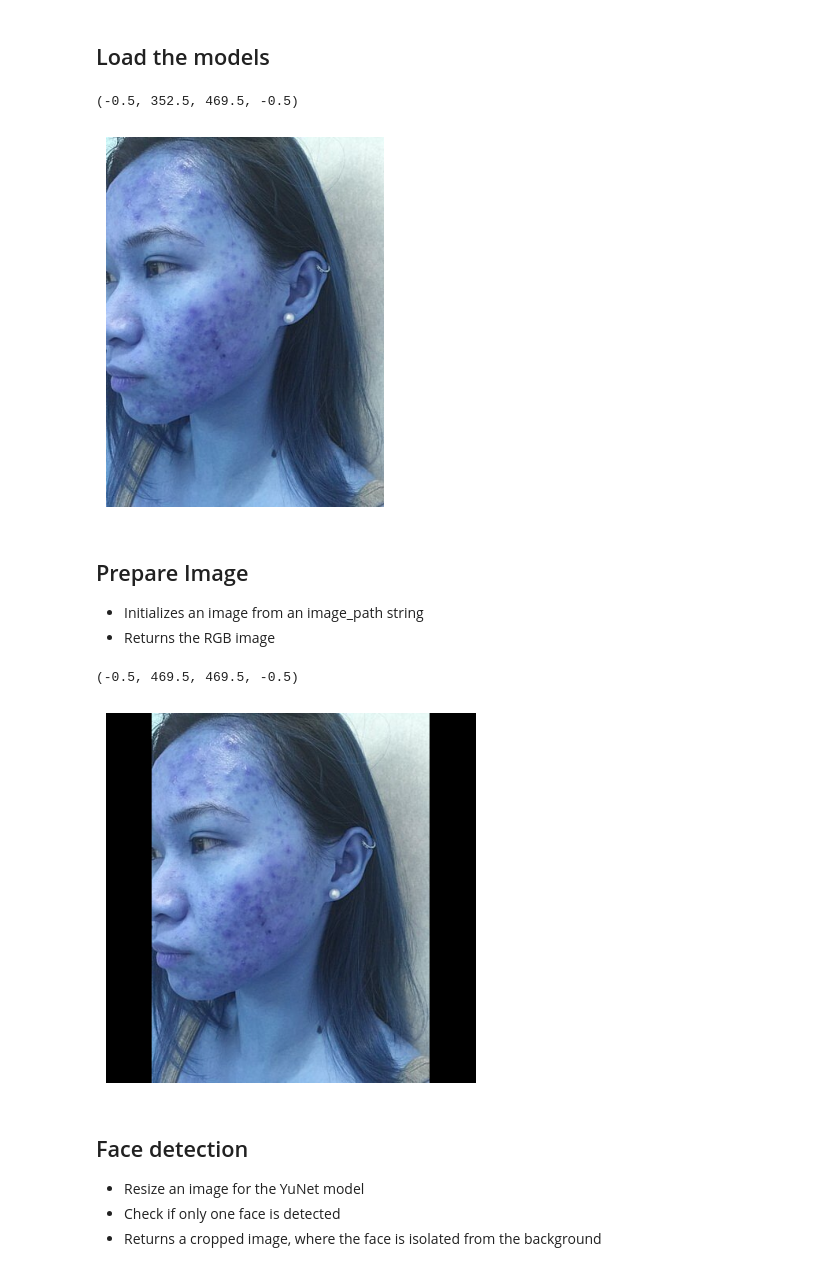
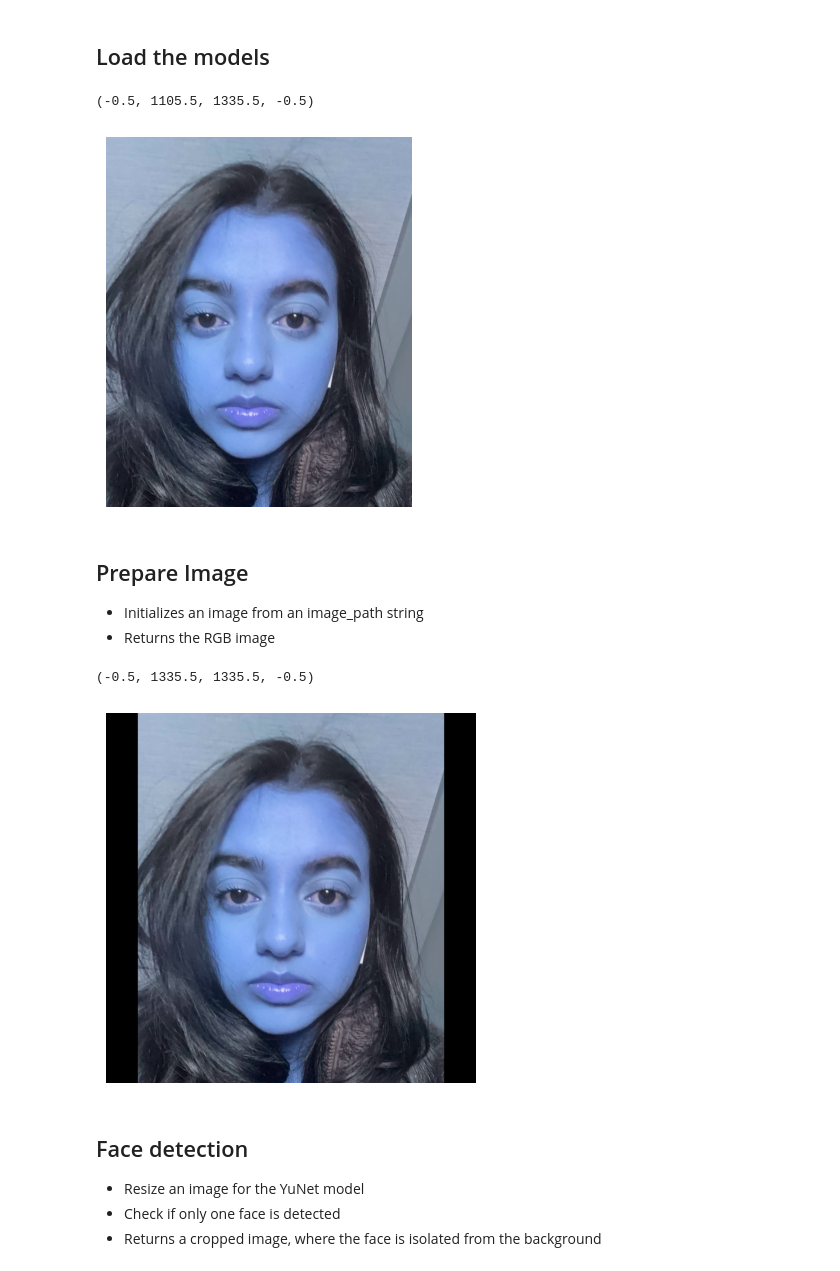
Before and after one commit to Dewiin/DTM_CTP2024, a Jupyter notebook: blemish_bot.ipynb, the cells around one changed output. Saved outputs shown, nothing was run; the diff lists cells and outputs as text; code cells hidden in the pictures.

```diff
--- a/blemish_bot.ipynb
+++ b/blemish_bot.ipynb
@@ -26,13 +22,13 @@ resnet_model = tf.keras.models.load_model('models/best.keras')
 # %%
 # test_image_path = 'detection_test.webp'
-test_image_path = 'sample_inputs/detection_test.jpeg'
+test_image_path = 'sample_inputs/tasface.jpg'
 test_image = cv2.imread(test_image_path)
 
 plt.imshow(test_image)
 plt.axis('off')
 # %% [output]
-(-0.5, 352.5, 469.5, -0.5)
+(-0.5, 1105.5, 1335.5, -0.5)
-[figure, old version]
+[figure, new version]
 # %% [markdown]
 ## Prepare Image
 - Initializes an image from an image_path string
@@ -61,8 +57,8 @@ test_image = prepare_image(test_image_path)
 plt.imshow(test_image)
 plt.axis('off')
 # %% [output]
-(-0.5, 469.5, 469.5, -0.5)
+(-0.5, 1335.5, 1335.5, -0.5)
-[figure, old version]
+[figure, new version]
 # %% [markdown]
 ## Face detection
 - Resize an image for the YuNet model
```
Also changed, not shown: parts of 18 cells of this notebook, 17 other files.
